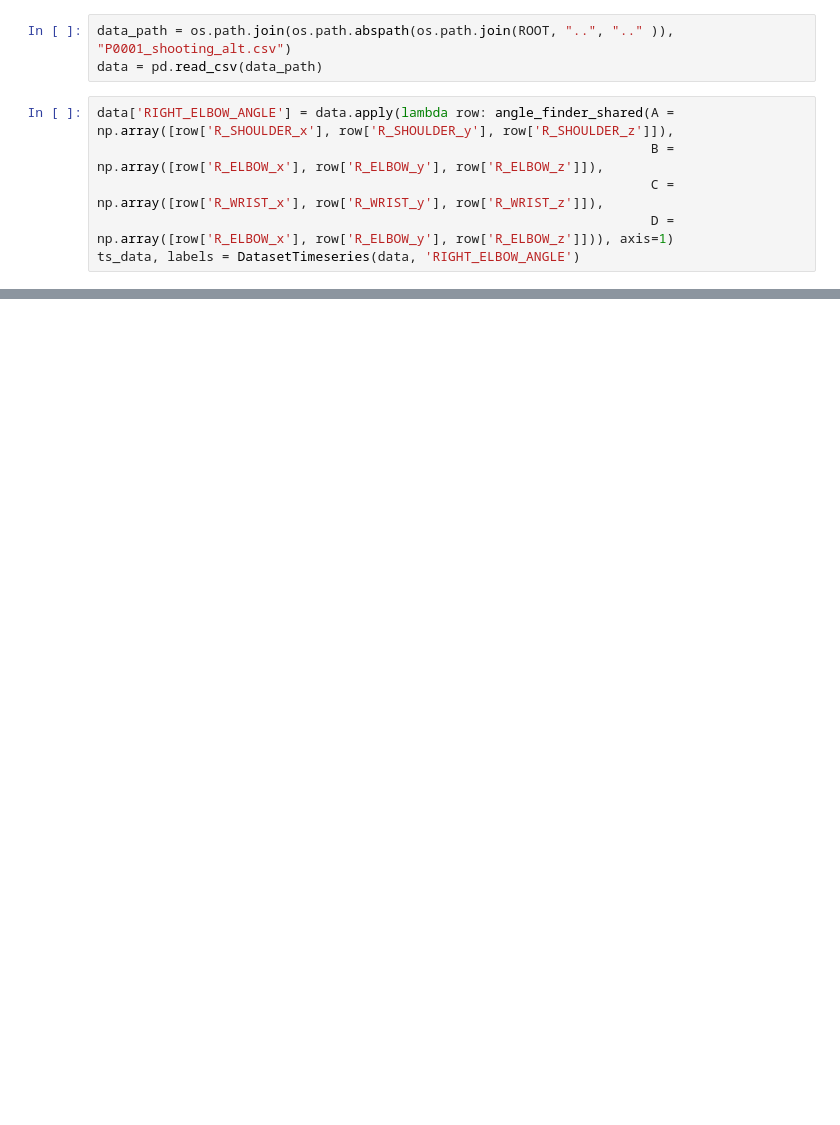
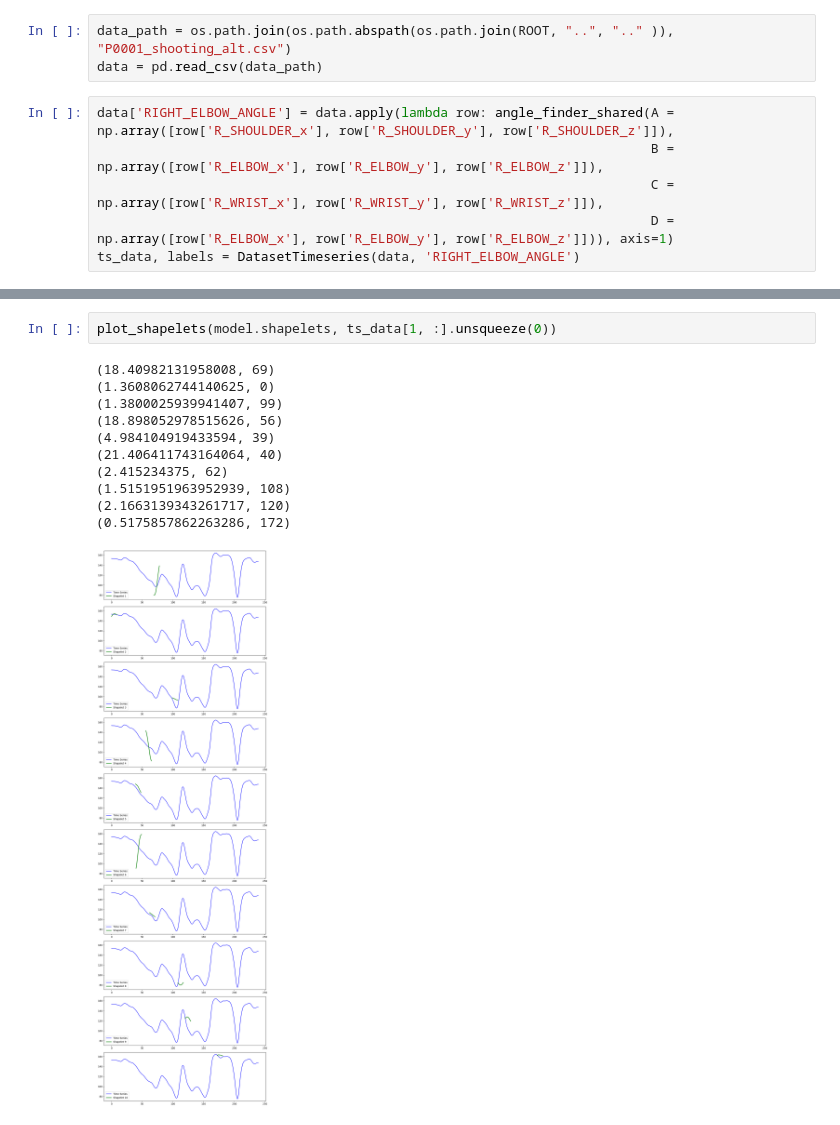
Before and after one commit to mlsedigital/SPL-Open-Data, a Jupyter notebook: src/ShapeletLearner/sample.ipynb, the cells around one changed output, grey strips where cells are left out. Saved outputs shown, nothing was run; the diff lists cells and outputs as text; blank space fills up the shorter version.

```diff
--- a/src/ShapeletLearner/sample.ipynb
+++ b/src/ShapeletLearner/sample.ipynb
@@ -75,0 +295,14 @@ plt.plot(ts_data[0, :])
+# %%
+plot_shapelets(model.shapelets, ts_data[1, :].unsqueeze(0))
+# %% [output]
+(18.40982131958008, 69)
+(1.3608062744140625, 0)
+(1.3800025939941407, 99)
+(18.898052978515626, 56)
+(4.984104919433594, 39)
+(21.406411743164064, 40)
+(2.415234375, 62)
+(1.5151951963952939, 108)
+(2.1663139343261717, 120)
+(0.5175857862263286, 172)
+[figure, added]
```
Also changed, not shown: parts of 10 cells of this notebook, 4 other files.
